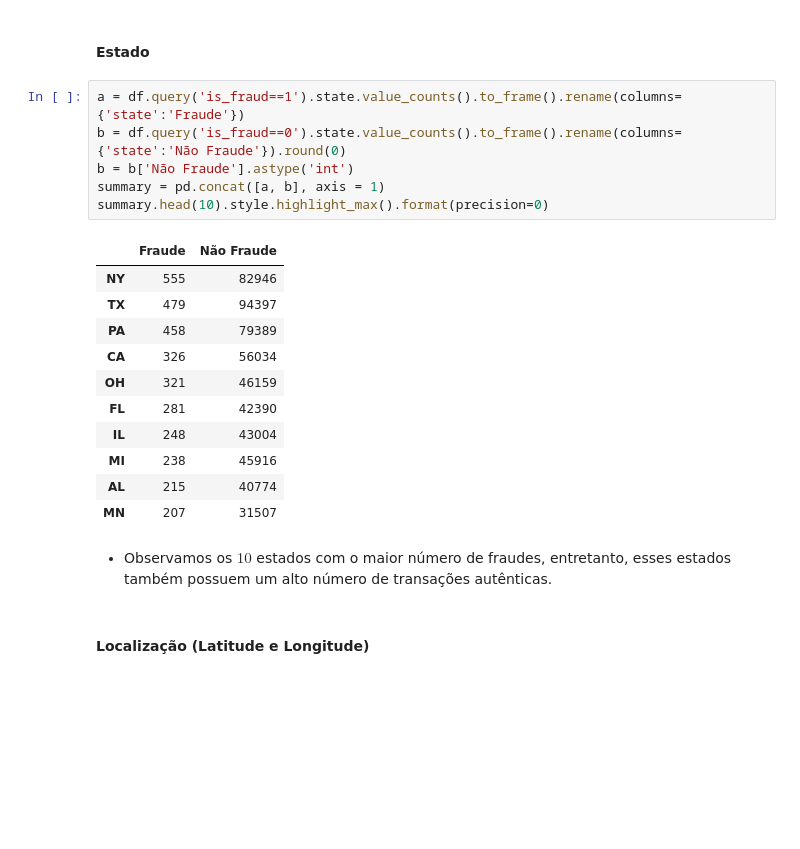
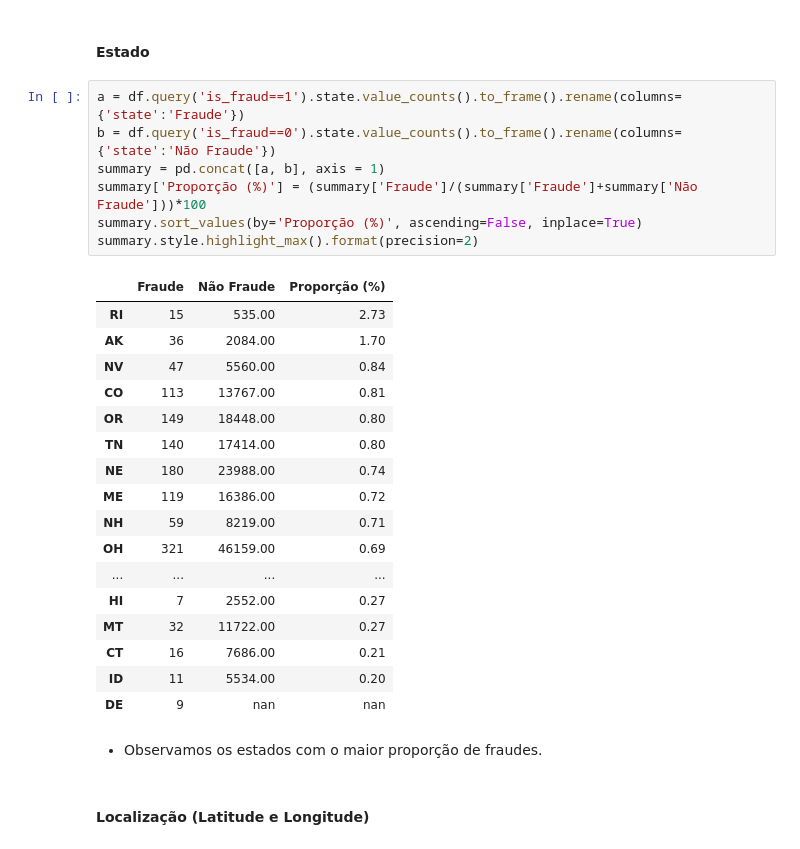
Before and after one commit to castroisabel/projeto-tera, a Jupyter notebook: notebook/notebook.ipynb, the cells around one changed output. Cells and saved outputs as stored; diff of their text form; blank space fills up the shorter version.

```diff
--- a/notebook/notebook.ipynb
+++ b/notebook/notebook.ipynb
@@ -423,24 +425,31 @@ plt.show()
 #### Estado
 # %%
 a = df.query('is_fraud==1').state.value_counts().to_frame().rename(columns={'state':'Fraude'})
-b = df.query('is_fraud==0').state.value_counts().to_frame().rename(columns={'state':'Não Fraude'}).round(0)
-b = b['Não Fraude'].astype('int')
+b = df.query('is_fraud==0').state.value_counts().to_frame().rename(columns={'state':'Não Fraude'})
 summary = pd.concat([a, b], axis = 1)
-summary.head(10).style.highlight_max().format(precision=0)
+summary['Proporção (%)'] = (summary['Fraude']/(summary['Fraude']+summary['Não Fraude']))*100
+summary.sort_values(by='Proporção (%)', ascending=False, inplace=True)
+summary.style.highlight_max().format(precision=2)
 # %% [output]
-|  | Fraude | Não Fraude |
-| NY | 555 | 82946 |
-| TX | 479 | 94397 |
-| PA | 458 | 79389 |
-| CA | 326 | 56034 |
-| OH | 321 | 46159 |
-| FL | 281 | 42390 |
-| IL | 248 | 43004 |
-| MI | 238 | 45916 |
-| AL | 215 | 40774 |
-| MN | 207 | 31507 |
+|  | Fraude | Não Fraude | Proporção (%) |
+| RI | 15 | 535.00 | 2.73 |
+| AK | 36 | 2084.00 | 1.70 |
+| NV | 47 | 5560.00 | 0.84 |
+| CO | 113 | 13767.00 | 0.81 |
+| OR | 149 | 18448.00 | 0.80 |
+| TN | 140 | 17414.00 | 0.80 |
+| NE | 180 | 23988.00 | 0.74 |
+| ME | 119 | 16386.00 | 0.72 |
+| NH | 59 | 8219.00 | 0.71 |
+| OH | 321 | 46159.00 | 0.69 |
+| ... | ... | ... | ... |
+| HI | 7 | 2552.00 | 0.27 |
+| MT | 32 | 11722.00 | 0.27 |
+| CT | 16 | 7686.00 | 0.21 |
+| ID | 11 | 5534.00 | 0.20 |
+| DE | 9 | nan | nan |
 # %% [markdown]
-- Observamos os $10$ estados com o maior número de fraudes, entretanto, esses estados também possuem um alto número de transações autênticas.
+- Observamos os estados com o maior proporção de fraudes.
 # %% [markdown]
 #### Localização (Latitude e Longitude)
 # %% [markdown]
```
Also changed, not shown: parts of 4 cells of this notebook.
